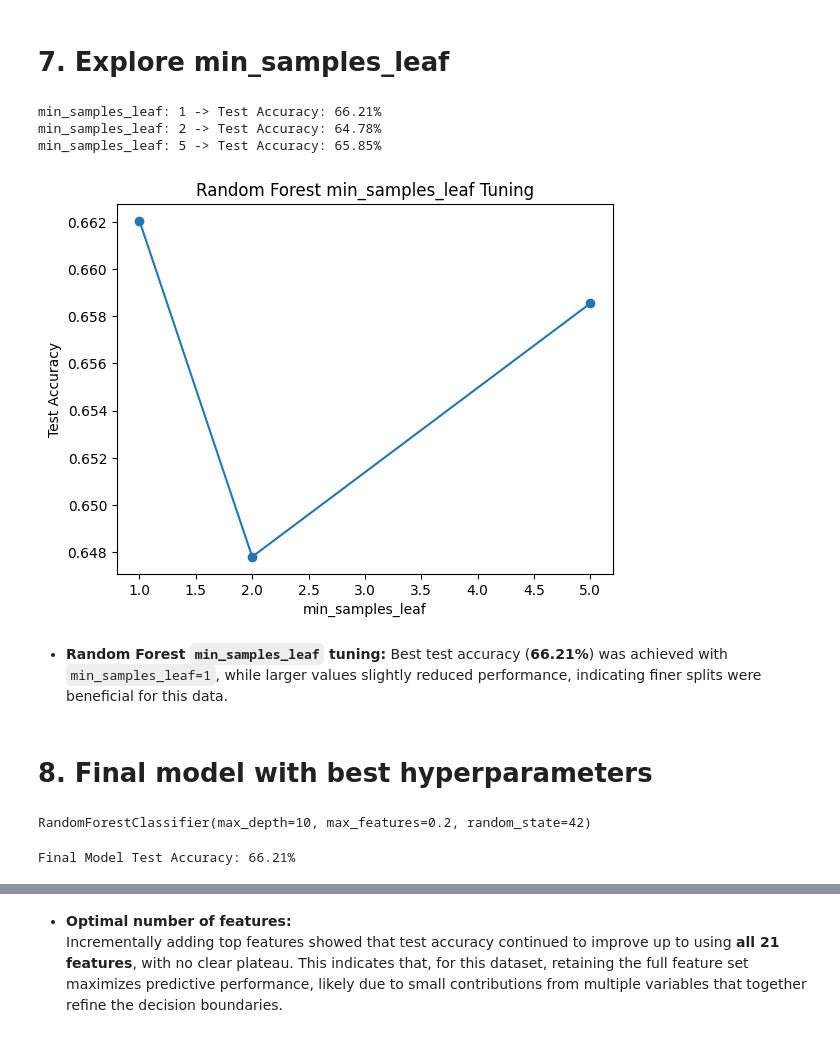
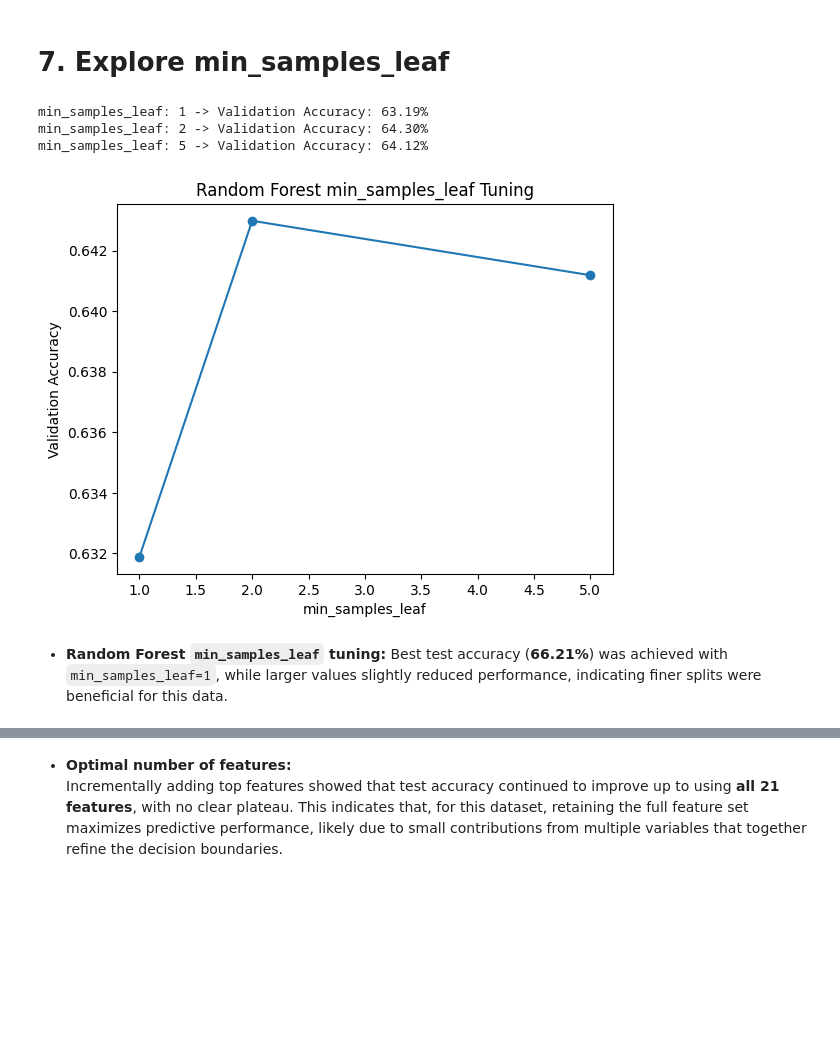
Before and after one commit to Yorkel/predicting-low-math-pisa-uk, a Jupyter notebook: notebooks/05_ensemble_random_forest.ipynb, the cells around one changed output, grey strips where cells are left out. Drawn from its saved outputs; the diff is of its cells as text; code cells hidden in the pictures; blank space fills up the shorter version.

```diff
--- a/notebooks/05_ensemble_random_forest.ipynb
+++ b/notebooks/05_ensemble_random_forest.ipynb
@@ -204,16 +199,10 @@ depth_list = [None, 10, 15, 20]
 accuracies_depth = []
 
 for depth in depth_list:
-    rfc_depth = RandomForestClassifier(
-        n_estimators=100,
-        max_features=0.2,
-        max_depth=depth,
-        random_state=42
-    )
+    rfc_depth = RandomForestClassifier(n_estimators=100, max_features=0.2, max_depth=depth, random_state=42)
     rfc_depth.fit(X_train, y_train, sample_weight=w_train)
-    preds = rfc_depth.predict(X_test)
-    acc = accuracy_score(y_test, preds, sample_weight=w_test)
-    accuracies_depth.append(acc)
-
-    print(f"max_depth: {depth} -> Test Accuracy: {acc:.2%}")
+    preds_val = rfc_depth.predict(X_val)
+    acc_val = accuracy_score(y_val, preds_val, sample_weight=w_val)
+    accuracies_depth.append(acc_val)
+    print(f"max_depth: {depth} -> Validation Accuracy: {acc_val:.2%}")
 # %% [output]
@@ -251,9 +240,8 @@ for split in split_list:
         random_state=42
     )
     rfc_split.fit(X_train, y_train, sample_weight=w_train)
-    preds = rfc_split.predict(X_test)
-    acc = accuracy_score(y_test, preds, sample_weight=w_test)
-    accuracies_split.append(acc)
-
-    print(f"min_samples_split: {split} -> Test Accuracy: {acc:.2%}")
+    preds_val = rfc_split.predict(X_val)
+    acc_val = accuracy_score(y_val, preds_val, sample_weight=w_val)
+    accuracies_split.append(acc_val)
+    print(f"min_samples_split: {split} -> Validation Accuracy: {acc_val:.2%}")
 # %% [output]
@@ -287,42 +275,21 @@ for leaf in leaf_list:
         random_state=42
     )
     rfc_leaf.fit(X_train, y_train, sample_weight=w_train)
-    preds = rfc_leaf.predict(X_test)
-    acc = accuracy_score(y_test, preds, sample_weight=w_test)
-    accuracies_leaf.append(acc)
-
-    print(f"min_samples_leaf: {leaf} -> Test Accuracy: {acc:.2%}")
+    preds_val = rfc_leaf.predict(X_val)
+    acc_val = accuracy_score(y_val, preds_val, sample_weight=w_val)
+    accuracies_leaf.append(acc_val)
+    print(f"min_samples_leaf: {leaf} -> Validation Accuracy: {acc_val:.2%}")
 # %% [output]
-min_samples_leaf: 1 -> Test Accuracy: 66.21%
-min_samples_leaf: 2 -> Test Accuracy: 64.78%
-min_samples_leaf: 5 -> Test Accuracy: 65.85%
+min_samples_leaf: 1 -> Validation Accuracy: 63.19%
+min_samples_leaf: 2 -> Validation Accuracy: 64.30%
+min_samples_leaf: 5 -> Validation Accuracy: 64.12%
 # %%
 plt.plot(leaf_list, accuracies_leaf, marker='o')
-plt.ylabel('Test Accuracy')
+plt.ylabel('Validation Accuracy')
 plt.xlabel('min_samples_leaf')
 plt.title('Random Forest min_samples_leaf Tuning')
 plt.show()
 # %% [output]
-[figure, old version]
+[figure, new version]
 # %% [markdown]
 - **Random Forest `min_samples_leaf` tuning:** Best test accuracy (**66.21%**) was achieved with `min_samples_leaf=1`, while larger values slightly reduced performance, indicating finer splits were beneficial for this data.
-# %% [markdown]
-# 8. Final model with best hyperparameters
-# %%
-final_rfc = RandomForestClassifier(
-    n_estimators=100,
-    max_features=0.2,
-    max_depth=10,
-    min_samples_split=2,
-    min_samples_leaf=1,
-    random_state=42
-)
-final_rfc.fit(X_train, y_train, sample_weight=w_train)
-# %% [output]
-RandomForestClassifier(max_depth=10, max_features=0.2, random_state=42)
-# %%
-final_preds = final_rfc.predict(X_test)
-final_acc = accuracy_score(y_test, final_preds, sample_weight=w_test)
-print(f"\nFinal Model Test Accuracy: {final_acc:.2%}")
-# %% [output]
-Final Model Test Accuracy: 66.21%
```
Also changed, not shown: parts of 48 cells of this notebook, 1 other file.
